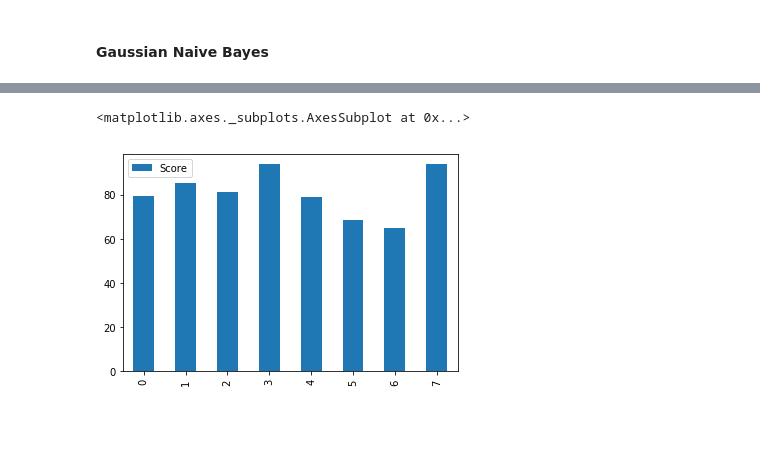
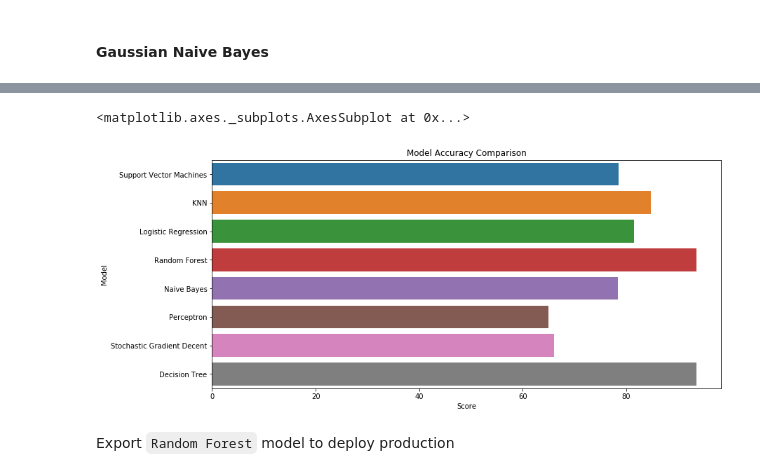
Before and after one commit to canhtran/vagrant-kubeadm-helm-chart, a Jupyter notebook: notebook/Titanic_survival.ipynb, the cells around one changed output, grey strips where cells are left out. Saved outputs shown, nothing was run; the diff lists cells and outputs as text; code cells hidden in the pictures; blank space fills up the shorter version.

Commit message:
export model and make comparison

```diff
--- a/notebook/Titanic_survival.ipynb
+++ b/notebook/Titanic_survival.ipynb
@@ -306,5 +306,9 @@ result_df.head(10)
-# %%
-results.plot(kind='bar')
-# %% [output]
-<matplotlib.axes._subplots.AxesSubplot at 0x...>
-[figure, removed]
+# %%
+plt.figure(figsize=(13,6))
+plt.title("Model Accuracy Comparison")
+sns.barplot(x="Score", y="Model", data=results)
+# %% [output]
+<matplotlib.axes._subplots.AxesSubplot at 0x...>
+[figure, added]
+# %% [markdown]
+Export `Random Forest` model to deploy production
```
Also changed, not shown: parts of 4 cells of this notebook.
